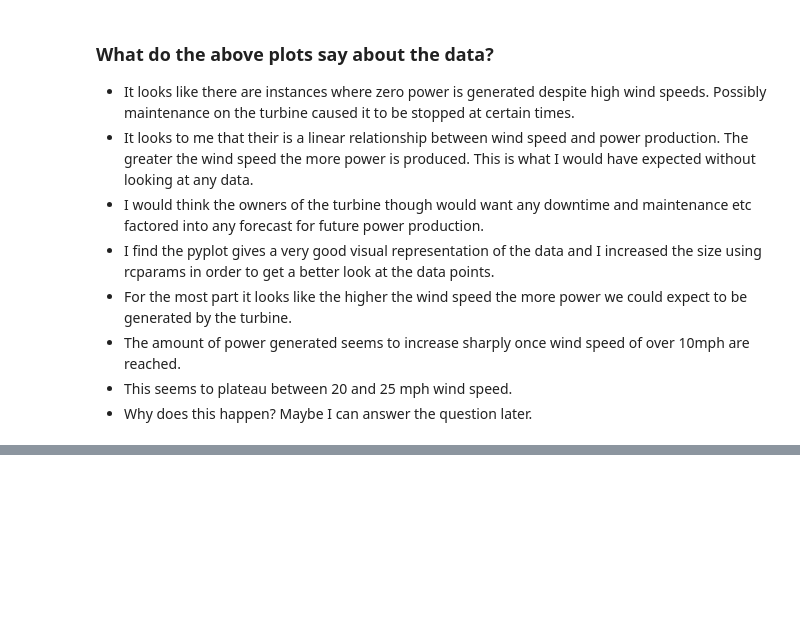
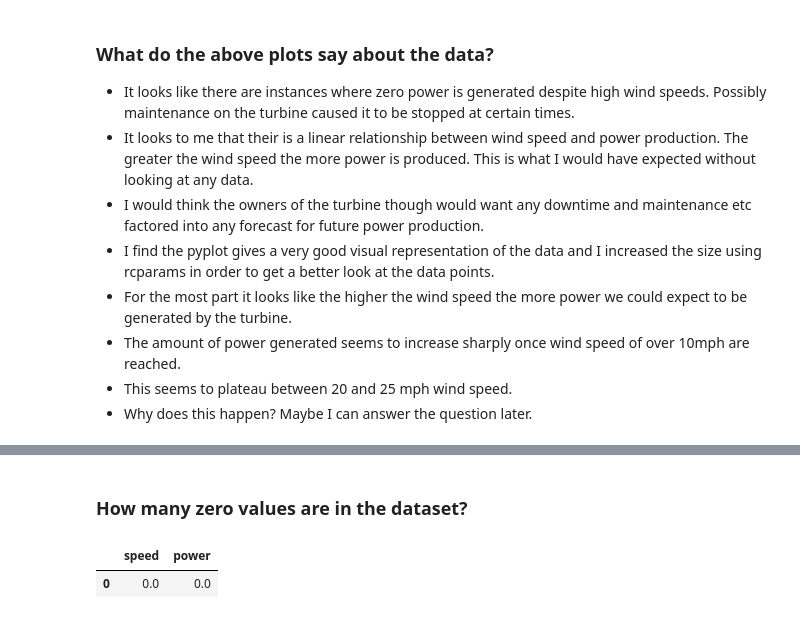
Before and after one commit to johndunne2019/Machine-Learning-and-Statistics-Project-2020, a Jupyter notebook: Project-Machine-Learning-Statistics.ipynb, the cells around one changed output, grey strips where cells are left out. Drawn from its saved outputs; the diff is of its cells as text; code cells hidden in the pictures; blank space fills up the shorter version.

```diff
--- a/Project-Machine-Learning-Statistics.ipynb
+++ b/Project-Machine-Learning-Statistics.ipynb
@@ -188,0 +219,8 @@ sns.pairplot(df, diag_kind = 'kde')
+# %% [markdown]
+### How many zero values are in the dataset?
+# %%
+df0 = df[df["speed"] == 0]
+df0
+# %% [output]
+|  | speed | power |
+| 0 | 0.0 | 0.0 |
```
Also changed, not shown: parts of 23 cells of this notebook.
